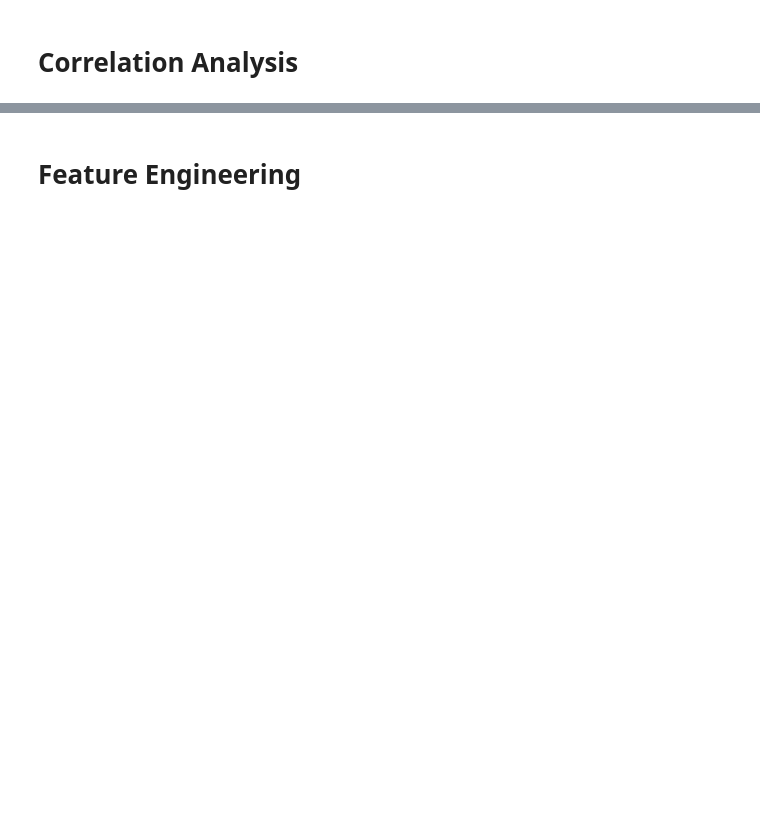
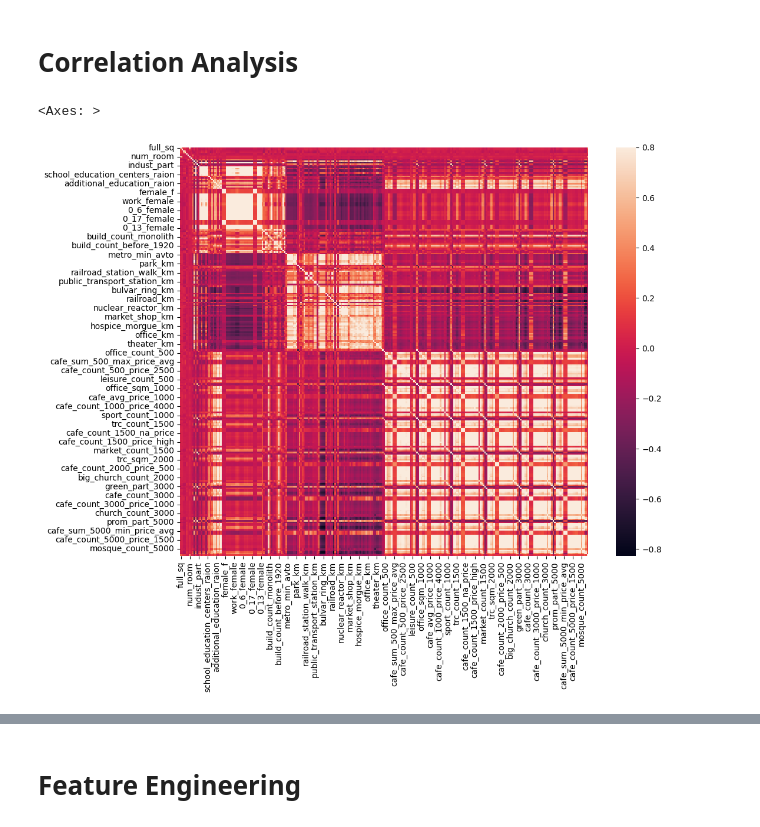
Before and after one commit to qszhao/PTUA2024, a Jupyter notebook: Lab08/Lab/lab8_tutorial.ipynb, the cells around one changed output, grey strips where cells are left out. Drawn from its saved outputs; the diff is of its cells as text; code cells hidden in the pictures; blank space fills up the shorter version.

```diff
--- a/Lab08/Lab/lab8_tutorial.ipynb
+++ b/Lab08/Lab/lab8_tutorial.ipynb
@@ -64 +132,16 @@ train.describe()
+# %%
+## Question 4: How to plot the pairwise correlation matrix?
+
+# Assuming 'train' is the DataFrame
+numeric_columns = train.select_dtypes(include=['number'])
+
+# Calculate the correlation matrix
+corrmat = numeric_columns.corr()
+
+# corrmat = train.corr()
+f, ax = plt.subplots(figsize=(12, 9))
+sns.heatmap(corrmat, vmax=.8, square=True)
+# %% [output]
+<Axes: >
+[figure, added]
 # %%
```
Also changed, not shown: parts of 29 cells of this notebook.
